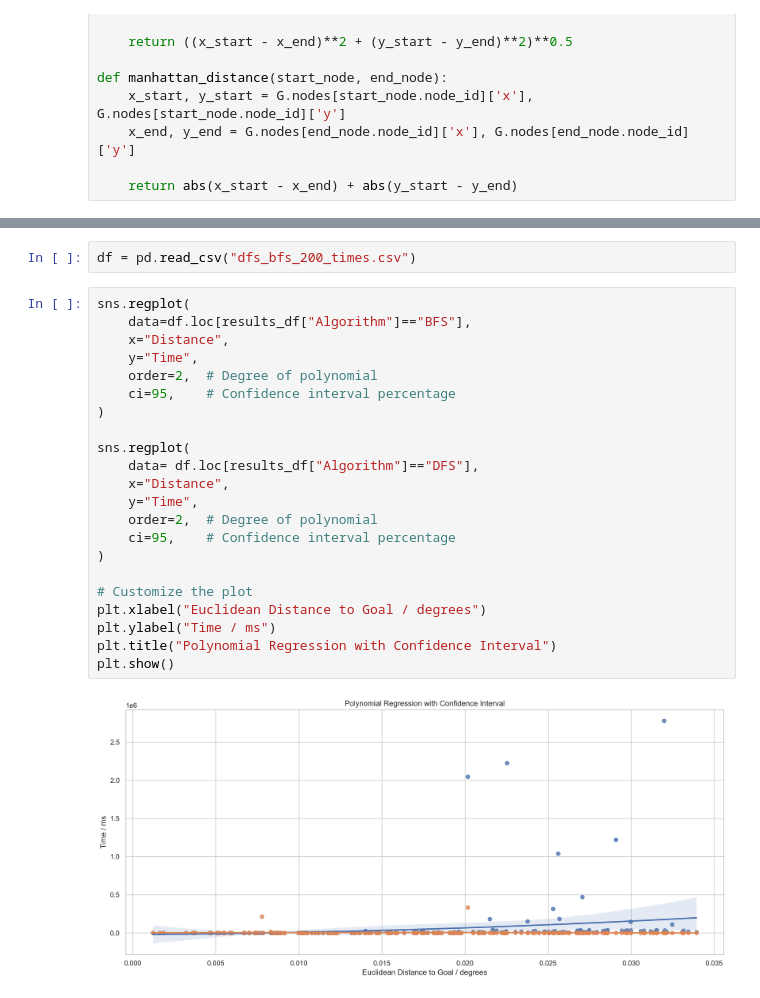
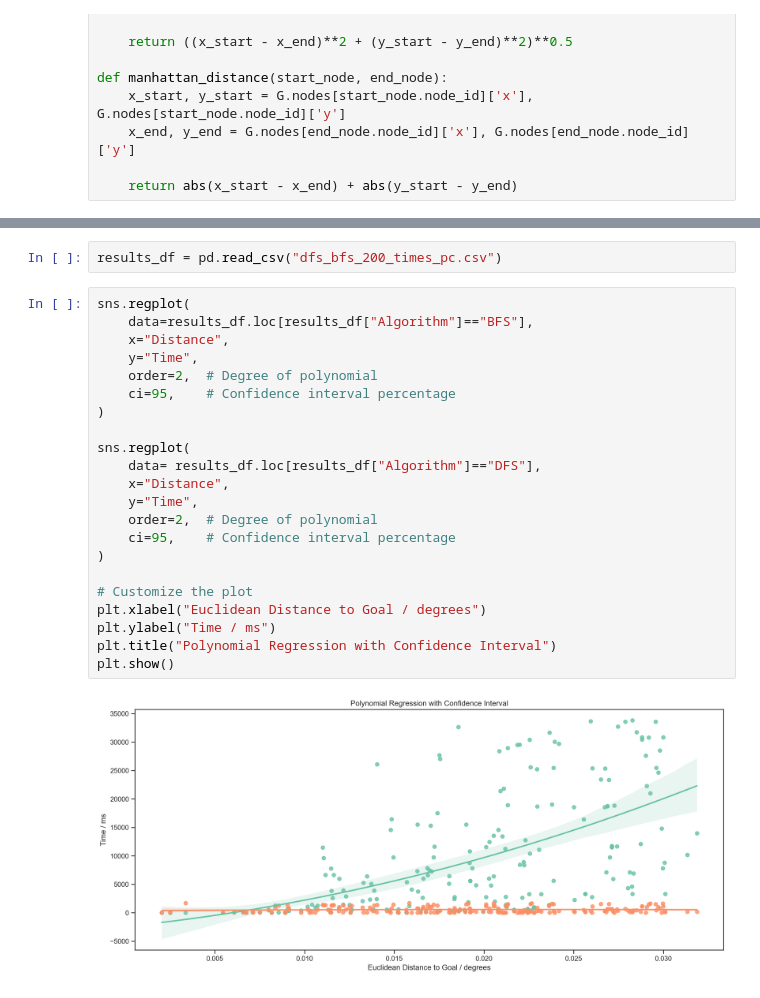
Before and after one commit to Hal609/AIP_map_search, a Jupyter notebook: map_search.ipynb, the cells around one changed output, grey strips where cells are left out. Saved outputs shown, nothing was run; the diff lists cells and outputs as text.

```diff
--- a/map_search.ipynb
+++ b/map_search.ipynb
@@ -373,28 +376,28 @@ for _ in range(n_trials):
     results_df.loc[row_index] = [distance, "DFS", dfs_time]
     row_index += 1
 # %%
-df = pd.read_csv("dfs_bfs_200_times.csv")
+results_df = pd.read_csv("dfs_bfs_200_times_pc.csv")
 # %%
 sns.regplot(
-    data=df.loc[results_df["Algorithm"]=="BFS"],
+    data=results_df.loc[results_df["Algorithm"]=="BFS"],
     x="Distance",
     y="Time",
     order=2,  # Degree of polynomial
     ci=95,    # Confidence interval percentage
 )
 
 sns.regplot(
-    data= df.loc[results_df["Algorithm"]=="DFS"],
+    data= results_df.loc[results_df["Algorithm"]=="DFS"],
     x="Distance",
     y="Time",
     order=2,  # Degree of polynomial
     ci=95,    # Confidence interval percentage
 )
 
 # Customize the plot
 plt.xlabel("Euclidean Distance to Goal / degrees")
 plt.ylabel("Time / ms")
 plt.title("Polynomial Regression with Confidence Interval")
 plt.show()
 # %% [output]
-[figure, old version]
+[figure, new version]
```
Also changed, not shown: parts of 3 cells of this notebook.
